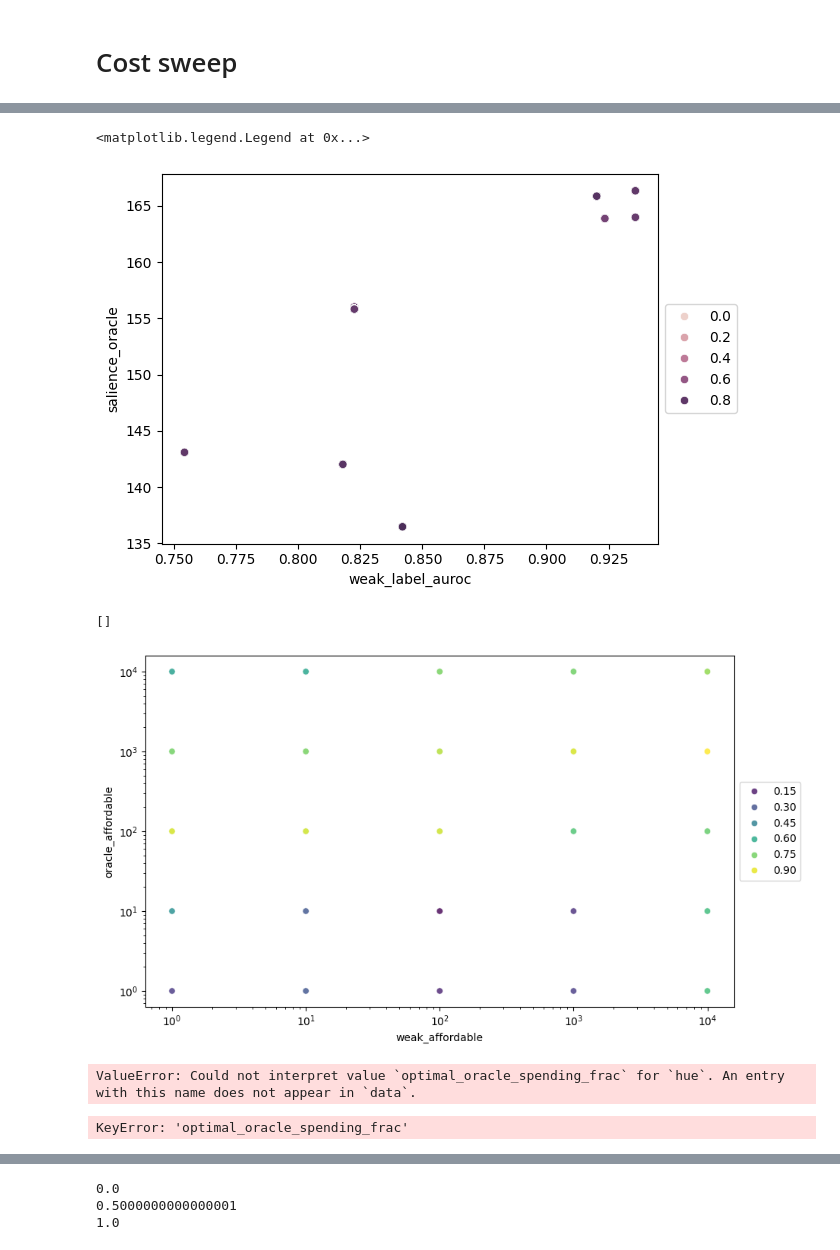
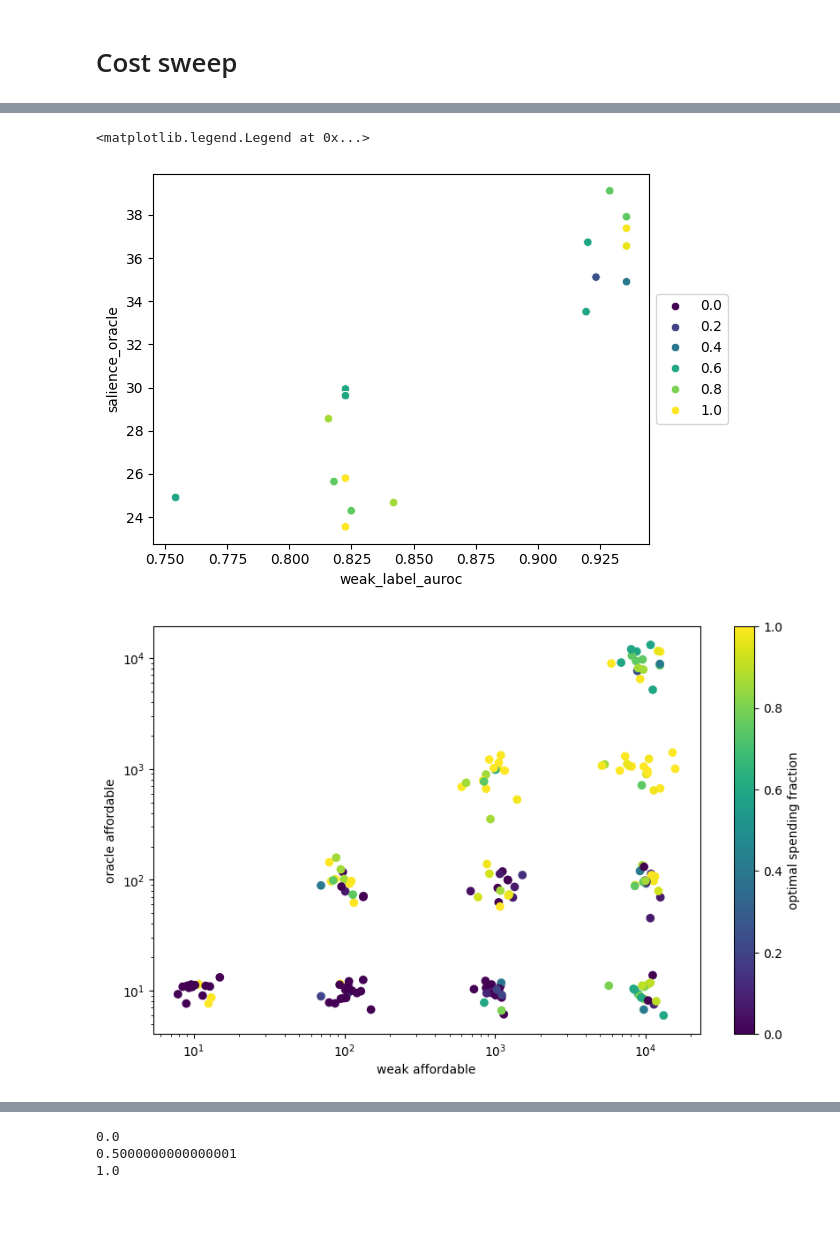
Before and after one commit to EleutherAI/scalable-elicitation, a Jupyter notebook: analysis.ipynb, the cells around one changed output, grey strips where cells are left out. Saved outputs shown, nothing was run; the diff lists cells and outputs as text; code cells hidden in the pictures; blank space fills up the shorter version.

```diff
--- a/analysis.ipynb
+++ b/analysis.ipynb
@@ -716,0 +909,14 @@ all_df = pd.read_pickle("results/optimal_spending_frac.pkl")
+# %%
+all_df["log_weak_affordable"] = np.log10(all_df["weak_affordable"])
+all_df["log_oracle_affordable"] = np.log10(all_df["oracle_affordable"])
+features = ["log_weak_affordable", "log_oracle_affordable", "salience_weak", "salience_oracle", "weak_label_auroc"]
+data_raw = all_df[features].values
+# normalize to [0, 1]
+data = (data_raw - data_raw.min(axis=0)) / (data_raw.max(axis=0) - data_raw.min(axis=0))
+feature_names = [f"{f} ({d.min():.2f} - {d.max():.2f})" for f, d in zip(features, data_raw.T)]
+class_labels = np.where(all_df["optimal_spending_frac"].values == 1, "spend all on oracle", "spend some on weak")
+colors = {"spend all on oracle": "red", "spend some on weak": "blue"}
+# data = data[class_labels == "spend all on oracle"]
+# class_labels = class_labels[class_labels == "spend all on oracle"]
+
+parallel_lines_chart(data, feature_names, class_labels, colors, jitter=0.01)
@@ -717,23 +940,22 @@ all_df = pd.read_pickle("results/optimal_spending_frac.pkl")
 # %%
-sns.scatterplot(x="weak_label_auroc", y="salience_oracle", hue="expected_optimal_oracle_spending_frac", data=all_df)
+sns.scatterplot(x="weak_label_auroc", y="salience_oracle", hue="optimal_spending_frac", data=all_df, palette="viridis")
 plt.legend(loc="center left", bbox_to_anchor=(1, 0.5))
 # %% [output]
 <matplotlib.legend.Legend at 0x...>
-[figure, old version]
+[figure, new version]
 # %%
-gb_df = all_df.groupby(["weak_affordable", "oracle_affordable"]).mean(numeric_only=True).reset_index()
+
 plt.figure(figsize=(10, 6))
-sns.scatterplot(x="weak_affordable", y="oracle_affordable", hue="expected_optimal_oracle_spending_frac", data=gb_df, alpha=0.8, palette="viridis")
-plt.legend(loc='center left', bbox_to_anchor=(1, 0.5))
+# sns.scatterplot(x="weak_affordable", y="oracle_affordable", hue="optimal_spending_frac", data=gb_df, alpha=0.8, palette="viridis")
+# plt.legend(loc='center left', bbox_to_anchor=(1, 0.5))
+jitter = 0.2
+jitterx = np.random.normal(0, jitter, len(all_df))
+jittery = np.random.normal(0, jitter, len(all_df))
+plt.scatter(all_df["weak_affordable"] * (1 + jitterx), all_df["oracle_affordable"] * (1 + jittery), c=all_df["optimal_spending_frac"], cmap="viridis")
+plt.colorbar(label="optimal spending fraction")
 plt.loglog()
+plt.xlabel("weak affordable")
+plt.ylabel("oracle affordable")
+plt.show()
 # %% [output]
-[]
-[figure, old version]
+[figure, new version]
-# %%
-sns.scatterplot(x="weak_label_auroc", y="salience_oracle", hue="optimal_oracle_spending_frac", data=all_df)
-# %% [output]
-ValueError: Could not interpret value `optimal_oracle_spending_frac` for `hue`. An entry with this name does not appear in `data`.
-# %%
-all_df[all_df["weak_label_auroc"] > 0.9].sort_values("optimal_oracle_spending_frac", ascending=False)
-# %% [output]
-KeyError: 'optimal_oracle_spending_frac'
```
Also changed, not shown: parts of 29 cells of this notebook, 4 other files.
